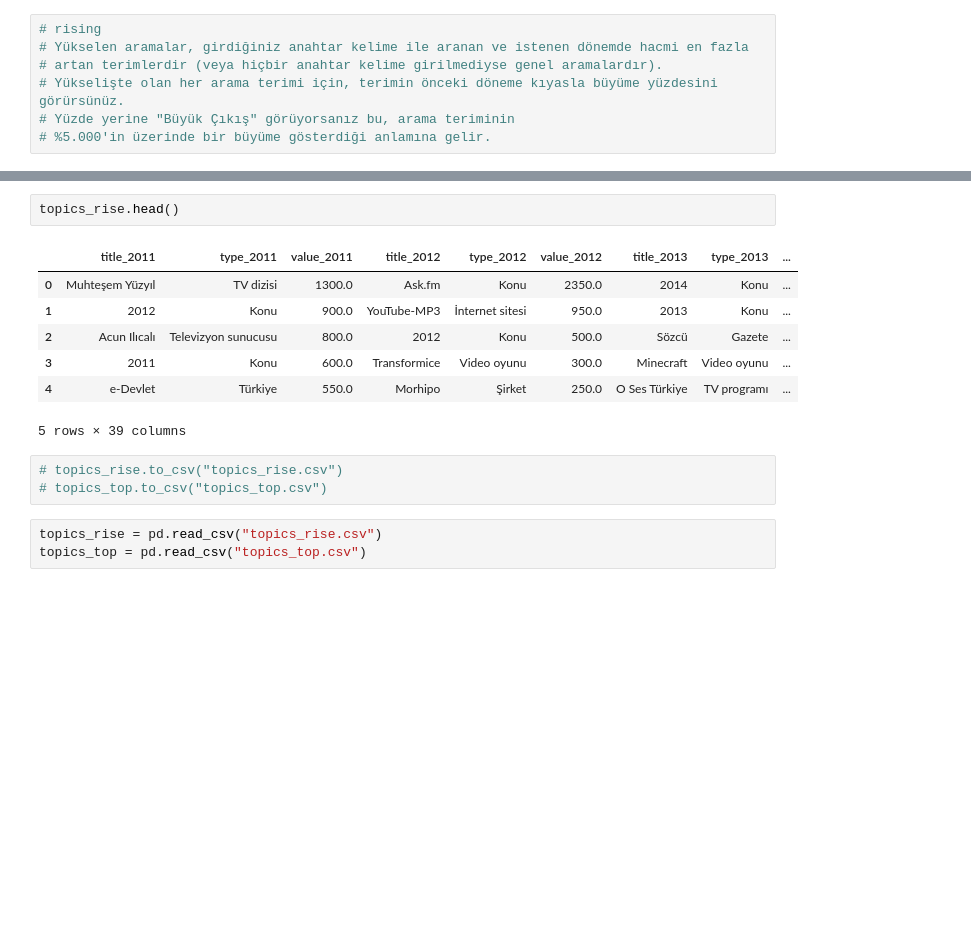
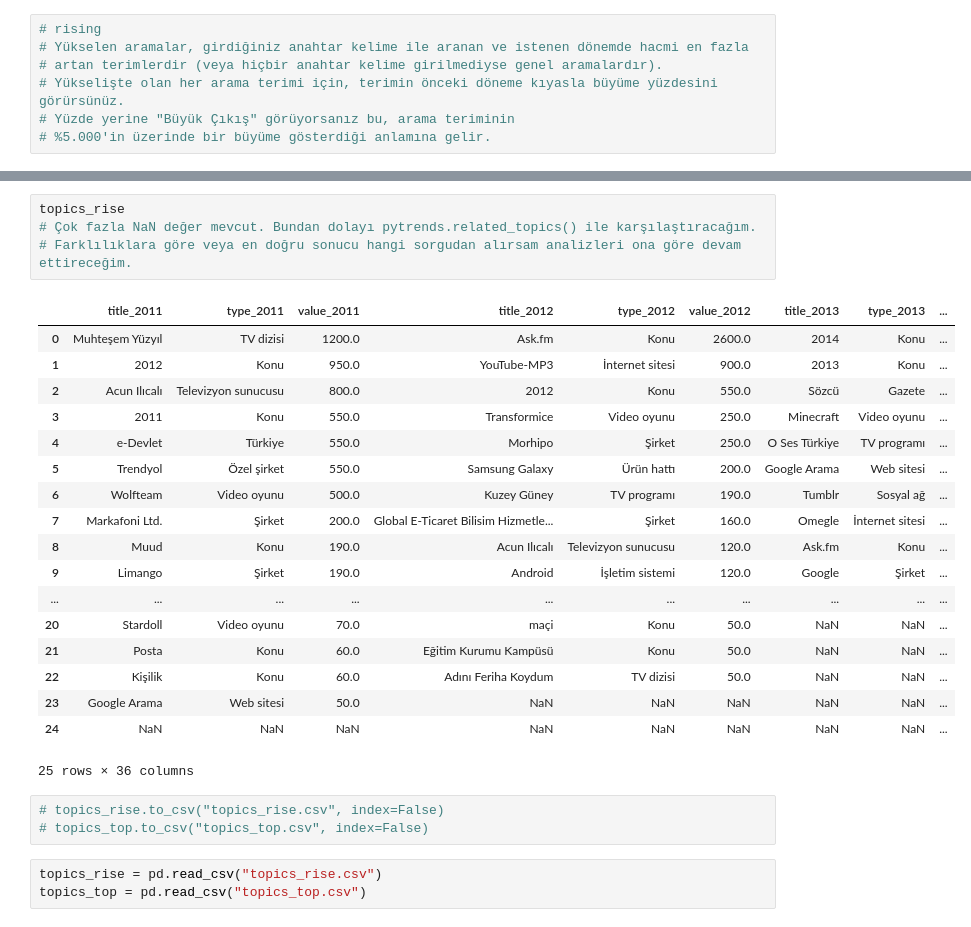
Before and after one commit to muhsinayaz/my-projects, a Jupyter notebook: 01-Data-Analysis-&-Visualization-wPy/03-DAwPy-Google-Search/Google-Search-AnalysiswP.ipynb, the cells around one changed output, grey strips where cells are left out. Saved outputs shown, nothing was run; the diff lists cells and outputs as text; blank space fills up the shorter version.

```diff
--- a/01-Data-Analysis-&-Visualization-wPy/03-DAwPy-Google-Search/Google-Search-AnalysiswP.ipynb
+++ b/01-Data-Analysis-&-Visualization-wPy/03-DAwPy-Google-Search/Google-Search-AnalysiswP.ipynb
@@ -165,16 +89,29 @@ topics_top.head()
-# %%
-topics_rise.head()
-# %% [output]
-|  | title_2011 | type_2011 | value_2011 | title_2012 | type_2012 | value_2012 | title_2013 | type_2013 | ... |
-| 0 | Muhteşem Yüzyıl | TV dizisi | 1300.0 | Ask.fm | Konu | 2350.0 | 2014 | Konu | ... |
-| 1 | 2012 | Konu | 900.0 | YouTube-MP3 | İnternet sitesi | 950.0 | 2013 | Konu | ... |
-| 2 | Acun Ilıcalı | Televizyon sunucusu | 800.0 | 2012 | Konu | 500.0 | Sözcü | Gazete | ... |
-| 3 | 2011 | Konu | 600.0 | Transformice | Video oyunu | 300.0 | Minecraft | Video oyunu | ... |
-| 4 | e-Devlet | Türkiye | 550.0 | Morhipo | Şirket | 250.0 | O Ses Türkiye | TV programı | ... |
-5 rows × 39 columns
+# %%
+topics_rise
+# Çok fazla NaN değer mevcut. Bundan dolayı pytrends.related_topics() ile karşılaştıracağım.
+# Farklılıklara göre veya en doğru sonucu hangi sorgudan alırsam analizleri ona göre devam ettireceğim.
+# %% [output]
+|  | title_2011 | type_2011 | value_2011 | title_2012 | type_2012 | value_2012 | title_2013 | type_2013 | ... |
+| 0 | Muhteşem Yüzyıl | TV dizisi | 1200.0 | Ask.fm | Konu | 2600.0 | 2014 | Konu | ... |
+| 1 | 2012 | Konu | 950.0 | YouTube-MP3 | İnternet sitesi | 900.0 | 2013 | Konu | ... |
+| 2 | Acun Ilıcalı | Televizyon sunucusu | 800.0 | 2012 | Konu | 550.0 | Sözcü | Gazete | ... |
+| 3 | 2011 | Konu | 550.0 | Transformice | Video oyunu | 250.0 | Minecraft | Video oyunu | ... |
+| 4 | e-Devlet | Türkiye | 550.0 | Morhipo | Şirket | 250.0 | O Ses Türkiye | TV programı | ... |
+| 5 | Trendyol | Özel şirket | 550.0 | Samsung Galaxy | Ürün hattı | 200.0 | Google Arama | Web sitesi | ... |
+| 6 | Wolfteam | Video oyunu | 500.0 | Kuzey Güney | TV programı | 190.0 | Tumblr | Sosyal ağ | ... |
+| 7 | Markafoni Ltd. | Şirket | 200.0 | Global E-Ticaret Bilisim Hizmetle... | Şirket | 160.0 | Omegle | İnternet sitesi | ... |
+| 8 | Muud | Konu | 190.0 | Acun Ilıcalı | Televizyon sunucusu | 120.0 | Ask.fm | Konu | ... |
+| 9 | Limango | Şirket | 190.0 | Android | İşletim sistemi | 120.0 | Google | Şirket | ... |
+| ... | ... | ... | ... | ... | ... | ... | ... | ... | ... |
+| 20 | Stardoll | Video oyunu | 70.0 | maçi | Konu | 50.0 | NaN | NaN | ... |
+| 21 | Posta | Konu | 60.0 | Eğitim Kurumu Kampüsü | Konu | 50.0 | NaN | NaN | ... |
+| 22 | Kişilik | Konu | 60.0 | Adını Feriha Koydum | TV dizisi | 50.0 | NaN | NaN | ... |
+| 23 | Google Arama | Web sitesi | 50.0 | NaN | NaN | NaN | NaN | NaN | ... |
+| 24 | NaN | NaN | NaN | NaN | NaN | NaN | NaN | NaN | ... |
+25 rows × 36 columns
 # %%
-# topics_rise.to_csv("topics_rise.csv")
-# topics_top.to_csv("topics_top.csv")
+# topics_rise.to_csv("topics_rise.csv", index=False)
+# topics_top.to_csv("topics_top.csv", index=False)
 # %%
 topics_rise = pd.read_csv("topics_rise.csv")
 topics_top = pd.read_csv("topics_top.csv")
```
Also changed, not shown: parts of 42 cells of this notebook, 3 other files.
